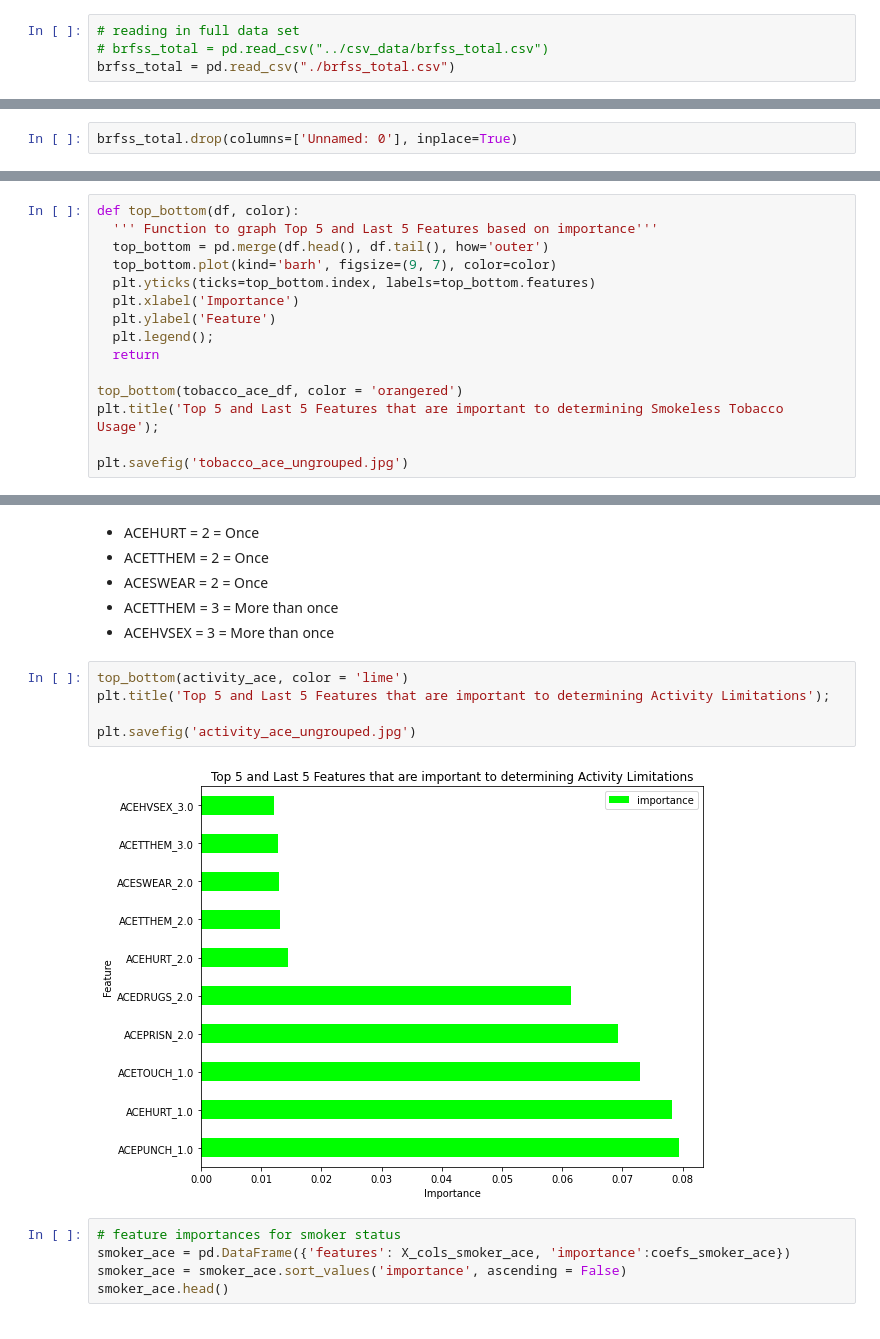
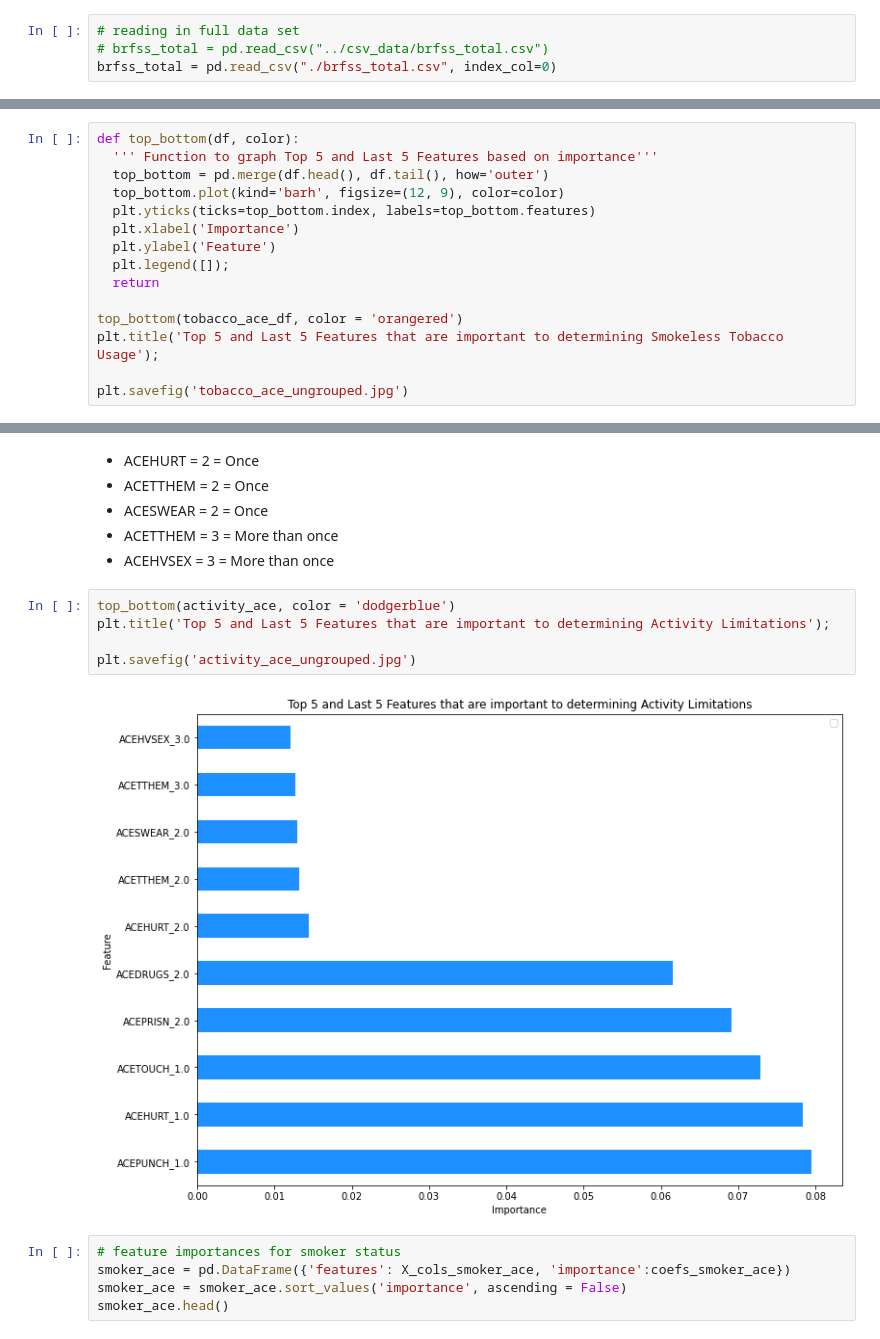
Before and after one commit to eklee151/Adverse-Childhood-Experiences, a Jupyter notebook: best_models/best_models_ungrouped_ace.ipynb, the cells around one changed output, grey strips where cells are left out. Drawn from its saved outputs; the diff is of its cells as text.

Commit message:
updated and finished flask app, updated ace_ungrouped figures, updated best_models

```diff
--- a/best_models/best_models_ungrouped_ace.ipynb
+++ b/best_models/best_models_ungrouped_ace.ipynb
@@ -35,7 +20,7 @@ warnings.filterwarnings('ignore')
 # %%
 # reading in full data set
 # brfss_total = pd.read_csv("../csv_data/brfss_total.csv")
-brfss_total = pd.read_csv("./brfss_total.csv")
+brfss_total = pd.read_csv("./brfss_total.csv", index_col=0)
 # %%
 brfss_total.head()
 # %% [output]
@@ -68,6 +53,4 @@ dtypes: float64(31), int64(1)
 memory usage: 28.7 MB
-# %%
-brfss_total.drop(columns=['Unnamed: 0'], inplace=True)
 # %%
 np.random.seed(151)
 # %%
@@ -324,11 +307,11 @@ tobacco_ace_df.tail()
 def top_bottom(df, color):
   ''' Function to graph Top 5 and Last 5 Features based on importance'''
   top_bottom = pd.merge(df.head(), df.tail(), how='outer')
-  top_bottom.plot(kind='barh', figsize=(9, 7), color=color)
+  top_bottom.plot(kind='barh', figsize=(12, 9), color=color)
   plt.yticks(ticks=top_bottom.index, labels=top_bottom.features)
   plt.xlabel('Importance')
   plt.ylabel('Feature')
-  plt.legend();
+  plt.legend([]);
   return
 
 top_bottom(tobacco_ace_df, color = 'orangered')
@@ -425,12 +408,12 @@ activity_ace.tail()
 *   ACETTHEM = 3 = More than once
 *   ACEHVSEX = 3 = More than once
 # %%
-top_bottom(activity_ace, color = 'lime')
+top_bottom(activity_ace, color = 'dodgerblue')
 plt.title('Top 5 and Last 5 Features that are important to determining Activity Limitations');
 
 plt.savefig('activity_ace_ungrouped.jpg')
 # %% [output]
-[figure, old version]
+[figure, new version]
 # %%
 # feature importances for smoker status
 smoker_ace = pd.DataFrame({'features': X_cols_smoker_ace, 'importance':coefs_smoker_ace})
```
Also changed, not shown: parts of 6 cells of this notebook, 12 other files.
